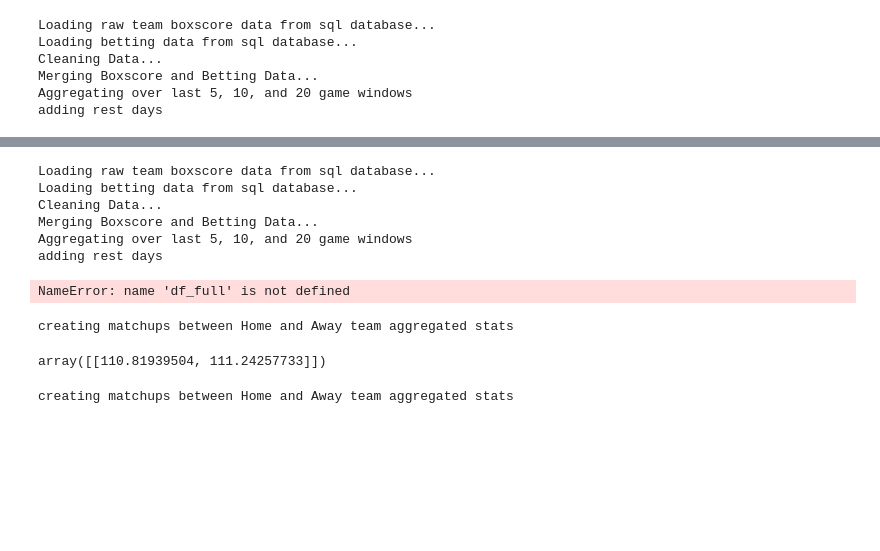
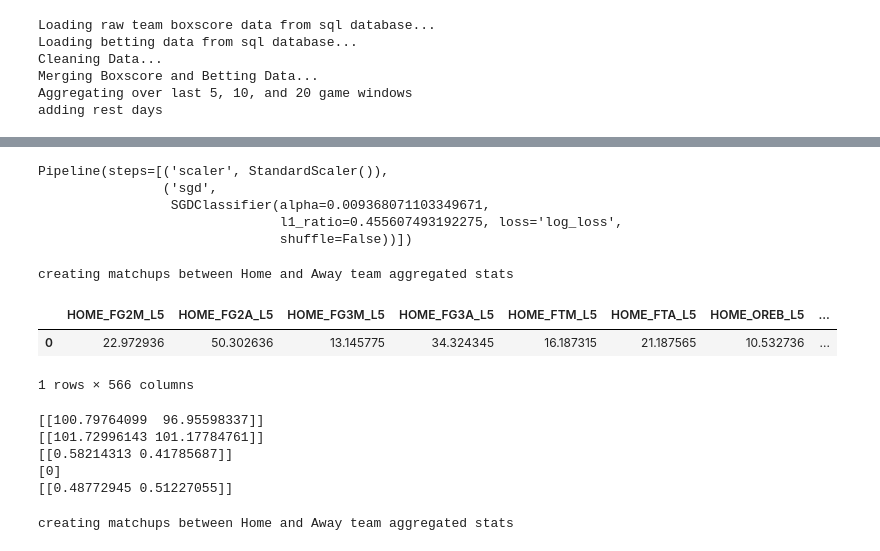
Before and after one commit to jnish23/NBA_Model_V2, a Jupyter notebook: notebooks/RegressionModelToProduction.ipynb, the cells around one changed output, grey strips where cells are left out. Cells and saved outputs as stored; diff of their text form; code cells hidden in the pictures; blank space fills up the shorter version.

```diff
--- a/notebooks/RegressionModelToProduction.ipynb
+++ b/notebooks/RegressionModelToProduction.ipynb
@@ -730,5 +728,5 @@ NameError: name 'X_train' is not defined
 # %%
-full_df = load_and_process_data(start_season=2013, end_season=2021)
+df_full = load_and_process_data(2013, 2021)
 # %% [output]
 Loading raw team boxscore data from sql database...
 Loading betting data from sql database...
@@ -776,16 +736,0 @@ full_df.loc[full_df['TEAM_ABBREVIATION'] == 'GSW', ['GAME_DATE', 'WL', 'WIN_PCT_
-# %%
-df_full = load_and_process_data(start_season = 2013, end_season = 2021)
-
-
-# row = get_data_for_matchup(home_team='LAL', away_team='OKC', start_season=2013, end_season=2021, table_name='team_stats_ewa_matchup')
-# %% [output]
-Loading raw team boxscore data from sql database...
-Loading betting data from sql database...
-Cleaning Data...
-Merging Boxscore and Betting Data...
-Aggregating over last 5, 10, and 20 game windows
-adding rest days
-# %%
-df_full.iloc[:, -100:]
-# %% [output]
-NameError: name 'df_full' is not defined
@@ -792,12 +749,36 @@ NameError: name 'df_full' is not defined
+# %%
+print(SGDClassifier_LogLoss)
+# %% [output]
+Pipeline(steps=[('scaler', StandardScaler()),
+                ('sgd',
+                 SGDClassifier(alpha=0.009368071103349671,
+                               l1_ratio=0.455607493192275, loss='log_loss',
+                               shuffle=False))])
 # %%
-home_team = 'GSW'
-away_team = 'LAL'
+home_team = 'BOS'
+away_team = 'PHI'
 
 row = make_matchup_row(home_team, away_team, df = df_full)
-lgbr_model.predict(row)
 # %% [output]
 creating matchups between Home and Away team aggregated stats
-array([[110.81939504, 111.24257733]])
+# %%
+row
+# %% [output]
+|  | HOME_FG2M_L5 | HOME_FG2A_L5 | HOME_FG3M_L5 | HOME_FG3A_L5 | HOME_FTM_L5 | HOME_FTA_L5 | HOME_OREB_L5 | ... |
+| 0 | 22.972936 | 50.302636 | 13.145775 | 34.324345 | 16.187315 | 21.187565 | 10.532736 | ... |
+1 rows × 566 columns
+# %%
+print(LGBRegressor.predict(row))
+print(SGDRegressor.predict(row))
+print(LGBClassifier.predict_proba(row))
+print(SGDClassifier_Hinge.predict(row))
+print(SGDClassifier_LogLoss.predict_proba(row))
+# %% [output]
+[[100.79764099  96.95598337]]
+[[101.72996143 101.17784761]]
+[[0.58214313 0.41785687]]
+[0]
+[[0.48772945 0.51227055]]
 # %%
 home_team = 'PHI'
 away_team = 'BOS'
```
Also changed, not shown: parts of 13 cells of this notebook, 9 other files.
